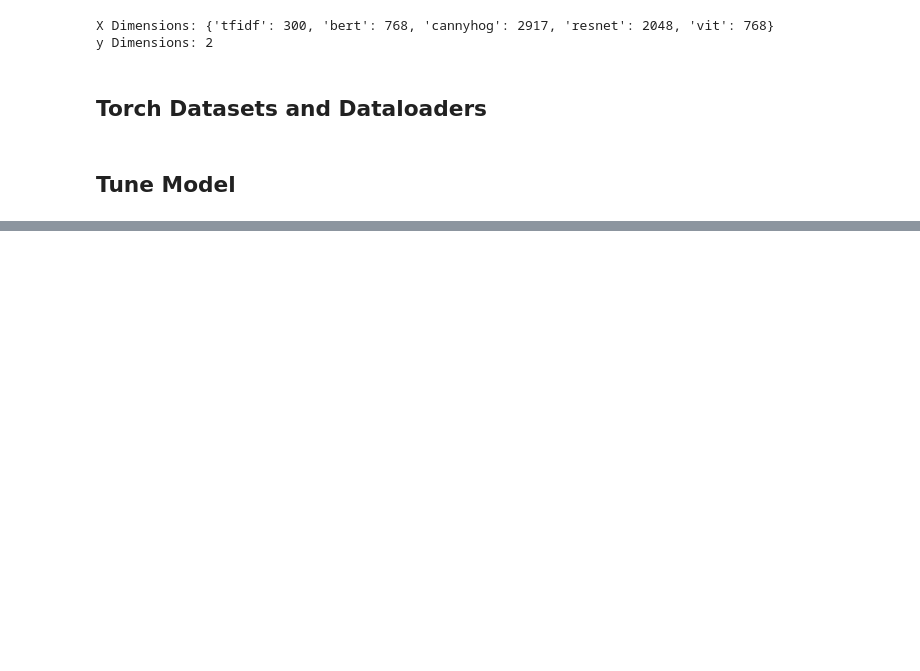
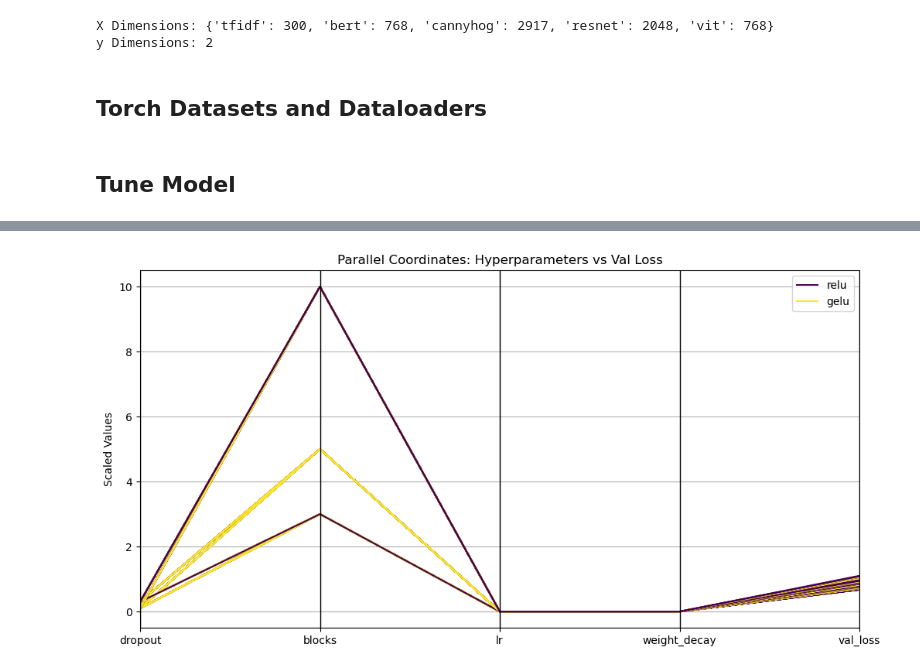
Before and after one commit to dimitris-kr/AgoraPottery, a Jupyter notebook: 02_chronology_prediction/NN/regression/02_model_tuning.ipynb, the cells around one changed output, grey strips where cells are left out. Cells and saved outputs as stored; diff of their text form; code cells hidden in the pictures; blank space fills up the shorter version.

```diff
--- a/02_chronology_prediction/NN/regression/02_model_tuning.ipynb
+++ b/02_chronology_prediction/NN/regression/02_model_tuning.ipynb
@@ -162,0 +201,11 @@ best_result
+# %%
+from pandas.plotting import parallel_coordinates
+
+cols = ["activation", "dropout", "blocks", "lr", "weight_decay", "val_loss"]
+plt.figure(figsize=(12,6))
+parallel_coordinates(hp_histories[0][cols].sort_values("val_loss"), class_column="activation", colormap="viridis")
+plt.title("Parallel Coordinates: Hyperparameters vs Val Loss")
+plt.ylabel("Scaled Values")
+plt.show()
+# %% [output]
+[figure, added]
```
Also changed, not shown: parts of 17 cells of this notebook, 4 other files.
